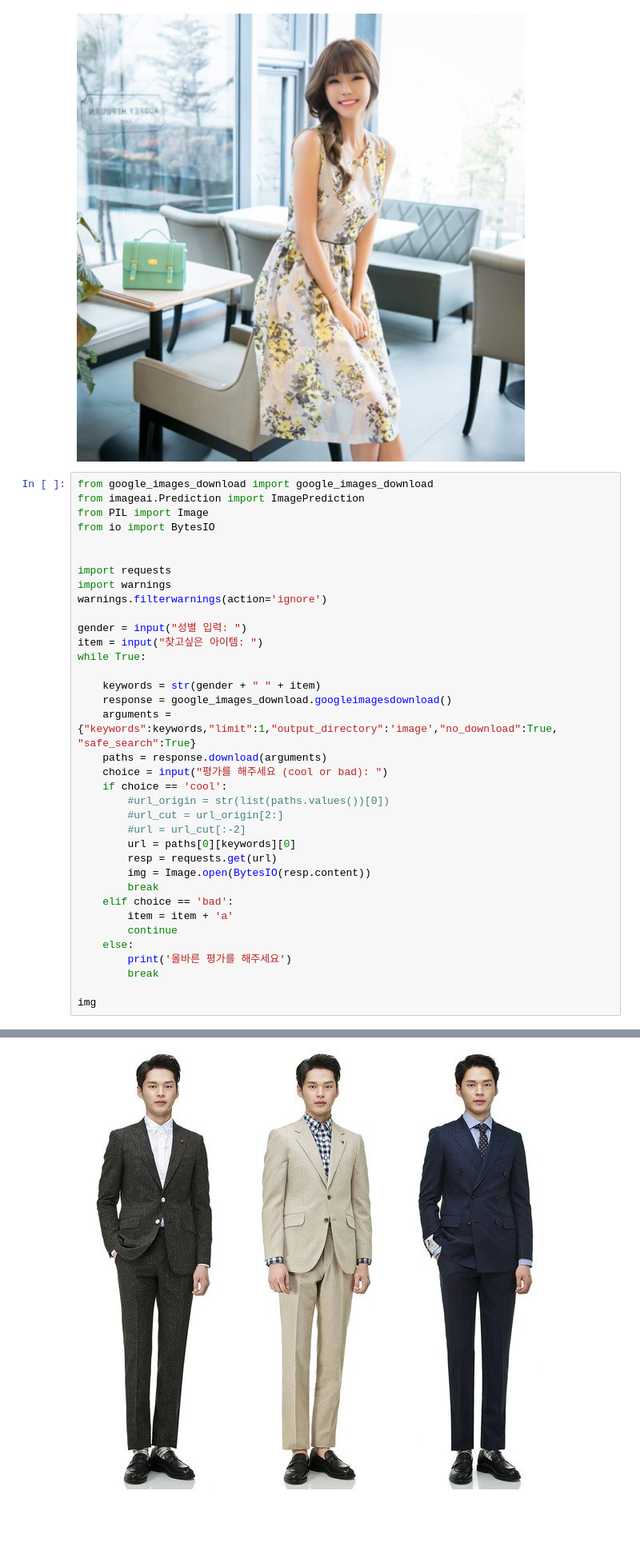
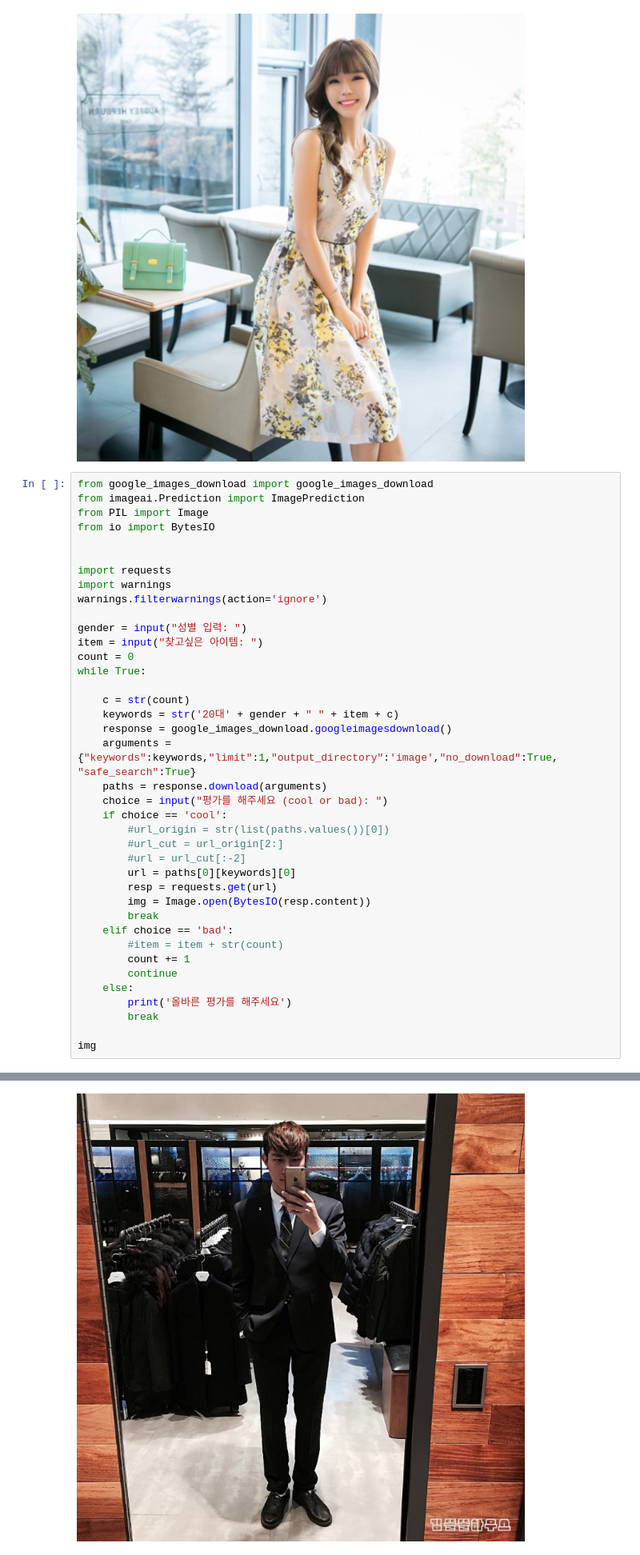
Before and after one commit to CheonSeounghyun/Coordination-Recommend, a Jupyter notebook: image_recommend.ipynb, the cells around one changed output, grey strips where cells are left out. Shown at 80% size. Cells and saved outputs as stored; diff of their text form; blank space fills up the shorter version.

```diff
--- a/image_recommend.ipynb
+++ b/image_recommend.ipynb
@@ -33,9 +33,11 @@ warnings.filterwarnings(action='ignore')
 
 gender = input("성별 입력: ")
 item = input("찾고싶은 아이템: ")
+count = 0
 while True:
 
-    keywords = str(gender + " " + item)
+    c = str(count)
+    keywords = str('20대' + gender + " " + item + c)
     response = google_images_download.googleimagesdownload()
     arguments = {"keywords":keywords,"limit":1,"output_directory":'image',"no_download":True, "safe_search":True}
     paths = response.download(arguments)
@@ -49,7 +51,8 @@ while True:
         img = Image.open(BytesIO(resp.content))
         break
     elif choice == 'bad':
-        item = item + 'a'
+        #item = item + str(count)
+        count += 1
         continue
     else:
         print('올바른 평가를 해주세요')
@@ -73,5 +76,5 @@ Errors: 0
 
 Errors: 0
 
 평가를 해주세요 (cool or bad): cool
-[figure, old version]
+[figure, new version]
```
Also changed, not shown: parts of 4 cells of this notebook, 3 other files.
